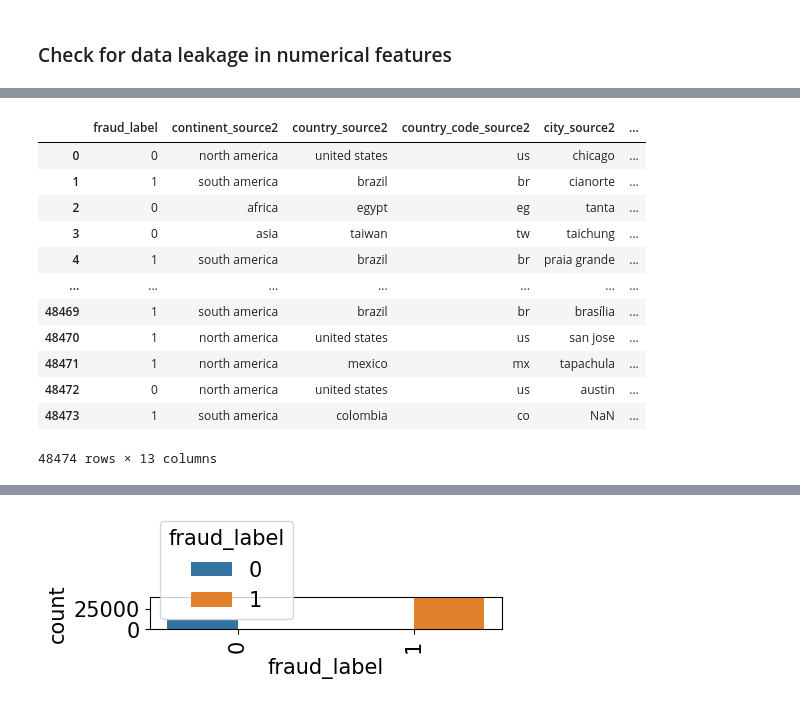
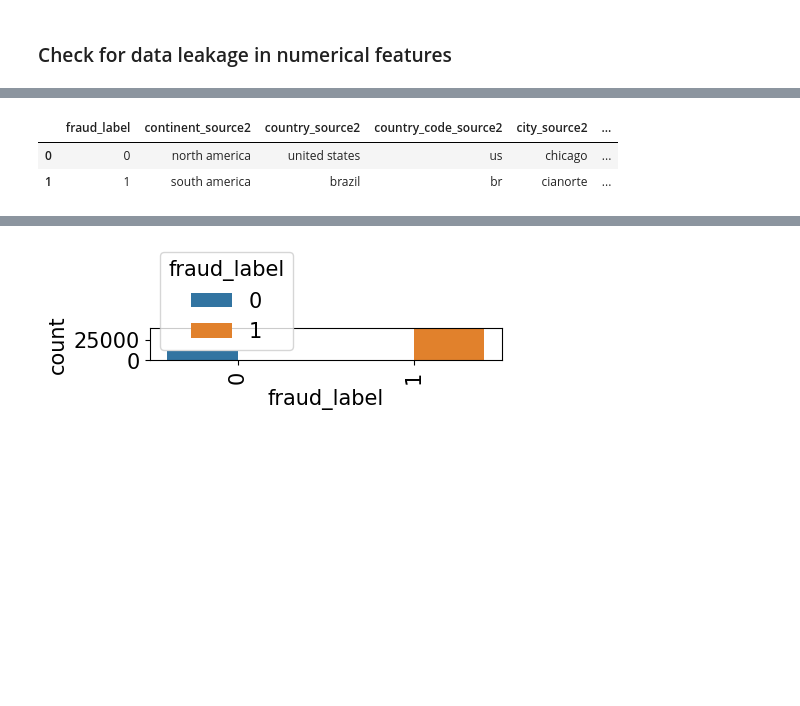
Before and after one commit to cgusti/EAD-fraud-detection, a Jupyter notebook: DS Take Home Project Practice.ipynb, the cells around one changed output, grey strips where cells are left out. Cells and saved outputs as stored; diff of their text form; code cells hidden in the pictures; blank space fills up the shorter version.

```diff
--- a/DS Take Home Project Practice.ipynb
+++ b/DS Take Home Project Practice.ipynb
@@ -418,6 +412,9 @@ Some rows would not be viable for replacement because same categories values are
 #Split time data into 'Dates' and 'Time' columns
 src1['Date'] = pd.to_datetime(src1['utc_time_stamp']).dt.date
 src1['Time'] = pd.to_datetime(src1['utc_time_stamp']).dt.time
+# %%
+src2['Date'] = pd.to_datetime(src2['utc_time_stamp']).dt.date
+src2['Time'] = pd.to_datetime(src2['utc_time_stamp']).dt.time
 # %%
 src1['fraud_label'] = src1['fraud_label'].replace({'legit':0, 'fraud':1})
 src2['fraud_label'] = src2['fraud_label'].replace({'legit':0, 'fraud':1})
@@ -593,19 +580,9 @@ src2_feat_distribution = src2.drop(src2_cl, axis=1)
 src2_feat_distribution = src2_feat_distribution.drop(src2_date_time, axis=1)
 src2_feat_distribution = src2_feat_distribution.drop(src2_ip_unique_id, axis=1)
 # %%
-src2_feat_distribution
+src2_feat_distribution.head(2)
 # %% [output]
 |  | fraud_label | continent_source2 | country_source2 | country_code_source2 | city_source2 | ... |
 | 0 | 0 | north america | united states | us | chicago | ... |
 | 1 | 1 | south america | brazil | br | cianorte | ... |
-| 2 | 0 | africa | egypt | eg | tanta | ... |
-| 3 | 0 | asia | taiwan | tw | taichung | ... |
-| 4 | 1 | south america | brazil | br | praia grande | ... |
-| ... | ... | ... | ... | ... | ... | ... |
-| 48469 | 1 | south america | brazil | br | brasília | ... |
-| 48470 | 1 | north america | united states | us | san jose | ... |
-| 48471 | 1 | north america | mexico | mx | tapachula | ... |
-| 48472 | 0 | north america | united states | us | austin | ... |
-| 48473 | 1 | south america | colombia | co | NaN | ... |
-48474 rows × 13 columns
 # %%
```
Also changed, not shown: parts of 66 cells of this notebook, 6 other files.
